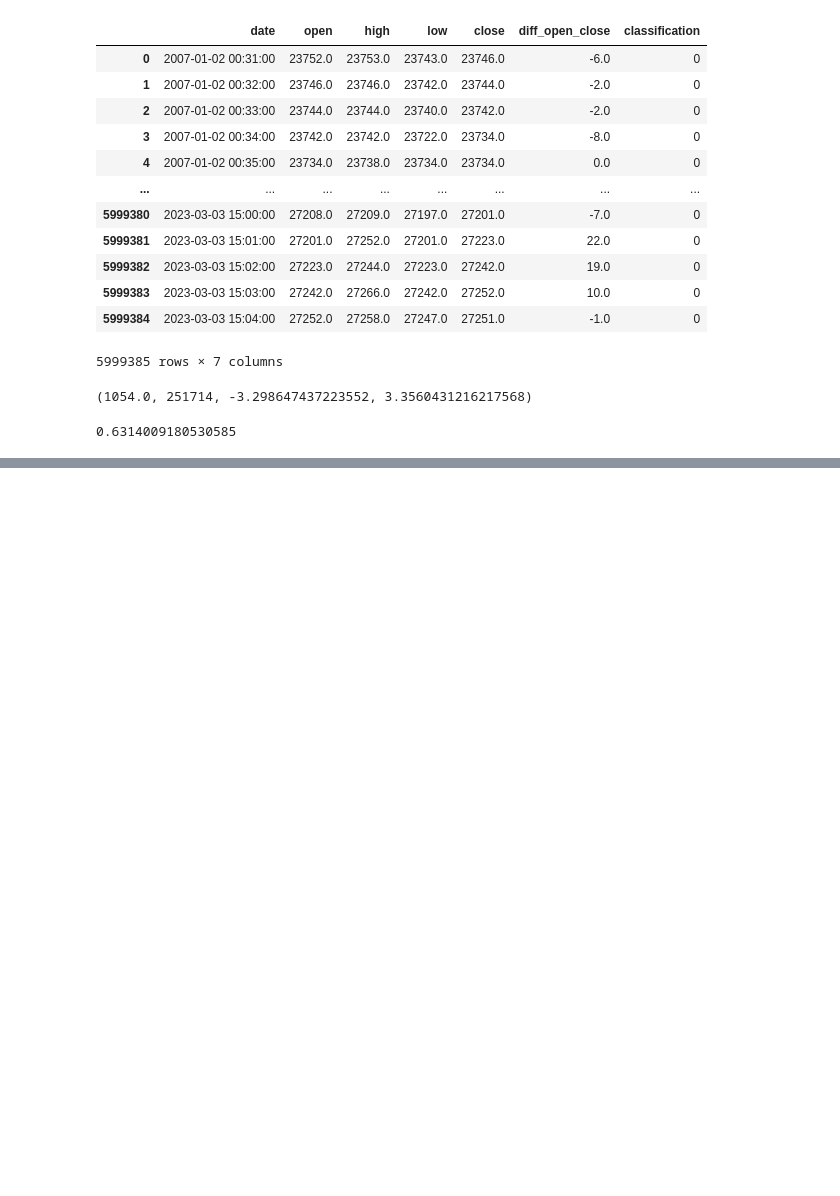
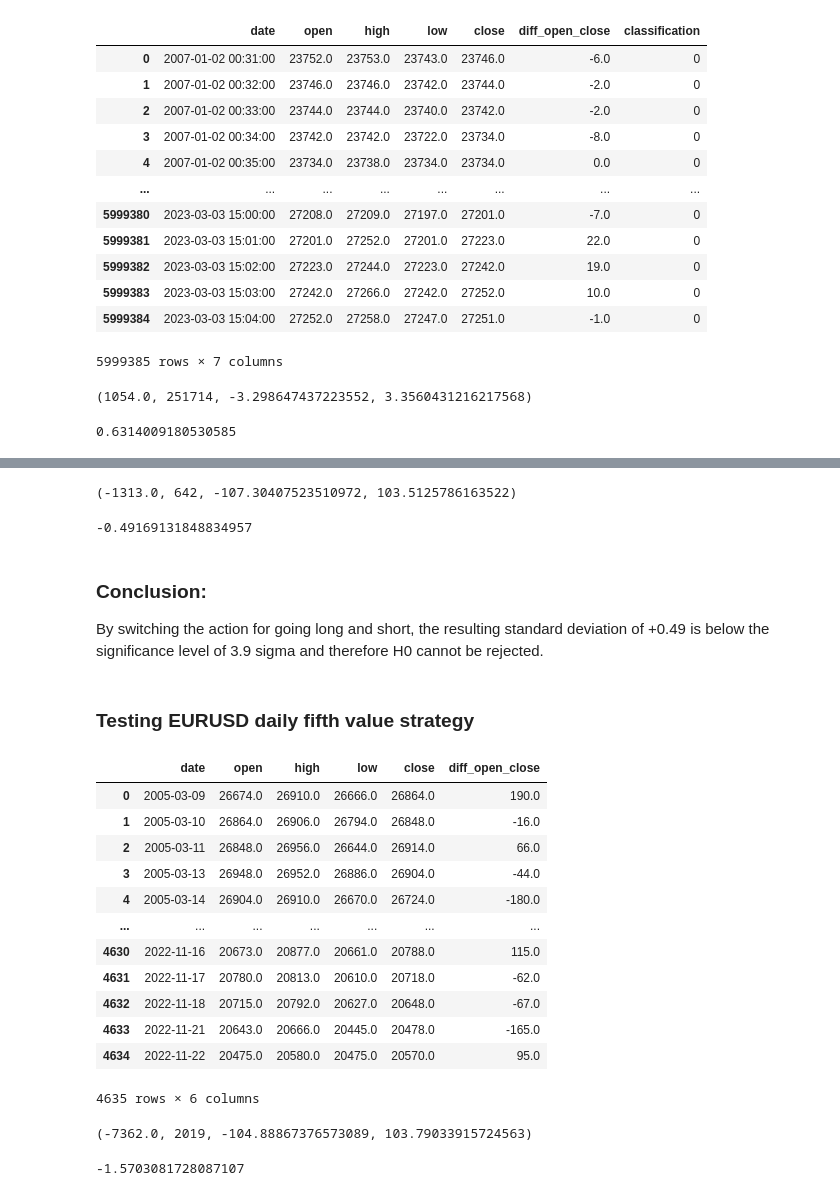
Before and after one commit to lutrx/project-trading-analyisis, a Jupyter notebook: Reversed_candle_strategy.ipynb, the cells around one changed output, grey strips where cells are left out. Cells and saved outputs as stored; diff of their text form; code cells hidden in the pictures; blank space fills up the shorter version.

```diff
--- a/Reversed_candle_strategy.ipynb
+++ b/Reversed_candle_strategy.ipynb
@@ -325,5 +329,5 @@ std_USDJPY_min
 # %%
-def classLongShortNew(df):
+def classLongShortImproved(df):
     df['low_shifted_5'] = df['low'].shift(periods=5)
     df['low_shifted_4'] = df['low'].shift(periods=4)
     df['low_shifted_3'] = df['low'].shift(periods=3)
@@ -483,0 +486,3 @@ std_USDJPY_min_test
+# %%
+EURUSD = pd.read_sql_query('SELECT * FROM trading.eurusd', engine)
+EURUSD
@@ -483,0 +503,47 @@ std_USDJPY_min_test
+# %%
+EURUSD = calcOpenCloseDiff(EURUSD)
+EURUSD = classLongShortImproved(EURUSD)
+EURUSD = createOrderType(EURUSD)
+EURUSD = createProfit(EURUSD)
+loss_win_trades_profit(EURUSD)
+# %% [output]
+(-1313.0, 642, -107.30407523510972, 103.5125786163522)
+# %%
+std_EURUSD = testStrategy(EURUSD)
+std_EURUSD
+# %% [output]
+-0.49169131848834957
+# %% [markdown]
+### Conclusion:
+By switching the action for going long and short, the resulting standard deviation of +0.49 is below the significance level of 3.9 sigma and therefore H0 cannot be rejected.
+# %% [markdown]
+### Testing EURUSD daily fifth value strategy
+# %%
+EURUSD_fifth = EURUSD.drop(['classification', 'order_type', 'profit'], axis=1)
+EURUSD_fifth
+# %% [output]
+|  | date | open | high | low | close | diff_open_close |
+| 0 | 2005-03-09 | 26674.0 | 26910.0 | 26666.0 | 26864.0 | 190.0 |
+| 1 | 2005-03-10 | 26864.0 | 26906.0 | 26794.0 | 26848.0 | -16.0 |
+| 2 | 2005-03-11 | 26848.0 | 26956.0 | 26644.0 | 26914.0 | 66.0 |
+| 3 | 2005-03-13 | 26948.0 | 26952.0 | 26886.0 | 26904.0 | -44.0 |
+| 4 | 2005-03-14 | 26904.0 | 26910.0 | 26670.0 | 26724.0 | -180.0 |
+| ... | ... | ... | ... | ... | ... | ... |
+| 4630 | 2022-11-16 | 20673.0 | 20877.0 | 20661.0 | 20788.0 | 115.0 |
+| 4631 | 2022-11-17 | 20780.0 | 20813.0 | 20610.0 | 20718.0 | -62.0 |
+| 4632 | 2022-11-18 | 20715.0 | 20792.0 | 20627.0 | 20648.0 | -67.0 |
+| 4633 | 2022-11-21 | 20643.0 | 20666.0 | 20445.0 | 20478.0 | -165.0 |
+| 4634 | 2022-11-22 | 20475.0 | 20580.0 | 20475.0 | 20570.0 | 95.0 |
+4635 rows × 6 columns
+# %%
+EURUSD_fifth = classLongShortFifthValue(EURUSD_fifth)
+EURUSD_fifth = createOrderType(EURUSD_fifth)
+EURUSD_fifth = createProfit(EURUSD_fifth)
+loss_win_trades_profit(EURUSD_fifth)
+# %% [output]
+(-7362.0, 2019, -104.88867376573089, 103.79033915724563)
+# %%
+std_EURUSD_fifth = testStrategy(EURUSD_fifth)
+std_EURUSD_fifth
+# %% [output]
+-1.5703081728087107
```
Also changed, not shown: parts of 37 cells of this notebook, 2 other files.
